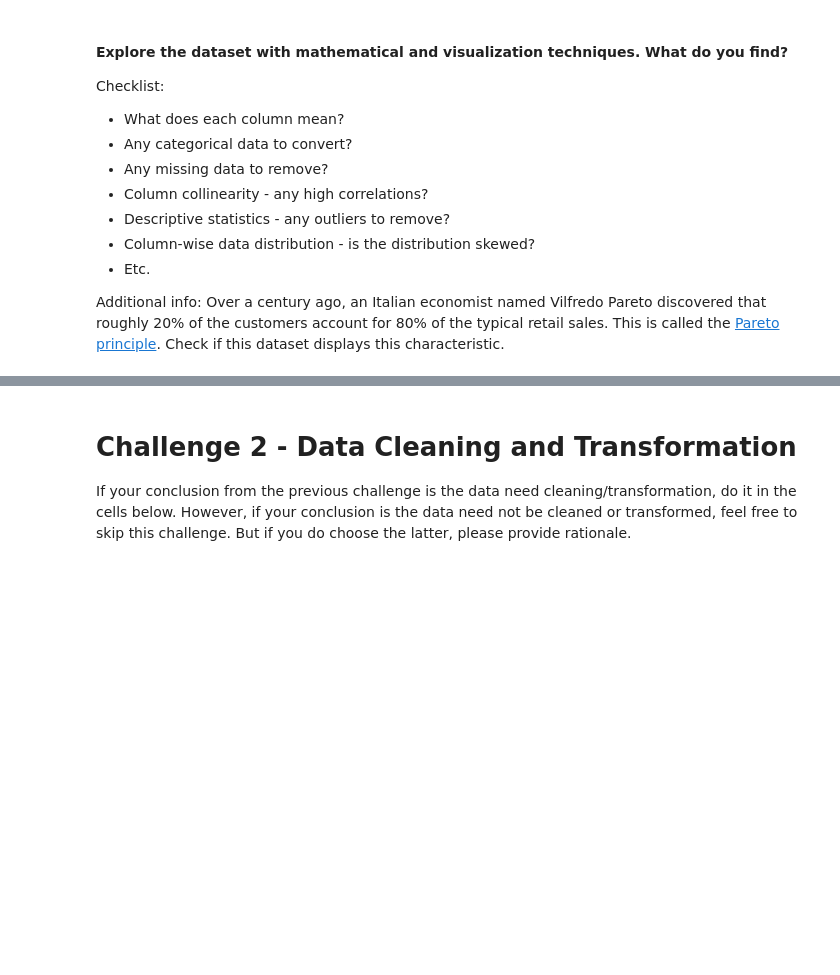
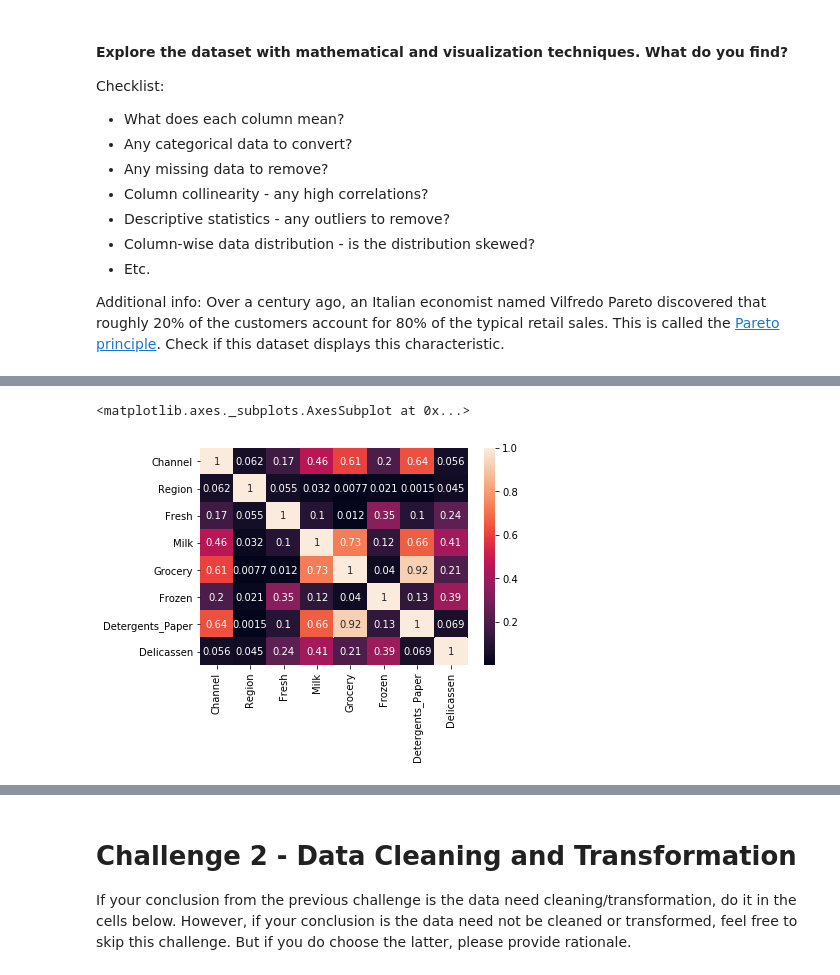
Before and after one commit to ironhack-datalabs/datamad0120, a Jupyter notebook: module-3/lab-unsupervised-learning/your-code/main.ipynb, the cells around one changed output, grey strips where cells are left out. Saved outputs shown, nothing was run; the diff lists cells and outputs as text; code cells hidden in the pictures; blank space fills up the shorter version.

```diff
--- a/module-3/lab-unsupervised-learning/your-code/main.ipynb
+++ b/module-3/lab-unsupervised-learning/your-code/main.ipynb
@@ -41,0 +60,13 @@ Additional info: Over a century ago, an Italian economist named Vilfredo Pareto
+# %%
+import seaborn as sns
+
+corr_matrix = customers.corr().abs()
+corr_matrix
+sns.heatmap(corr_matrix,annot=True)
+
+# theres correlation between Grocery and Detergents_Paper
+# Grocery and Milk
+# Detergeants_Paper and Milk, but not a strong one
+# %% [output]
+<matplotlib.axes._subplots.AxesSubplot at 0x...>
+[figure, added]
```
Also changed, not shown: parts of 35 cells of this notebook.
